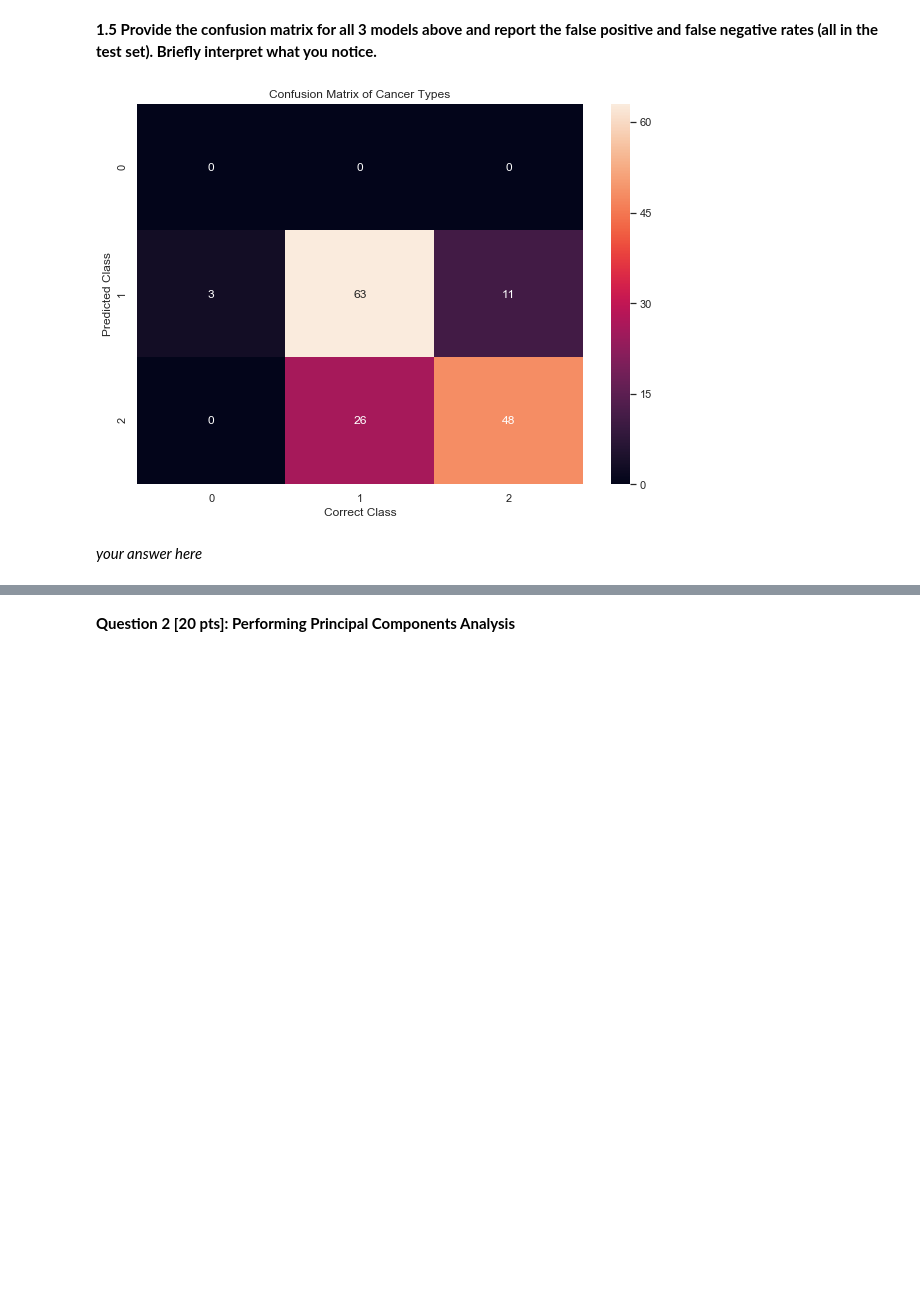
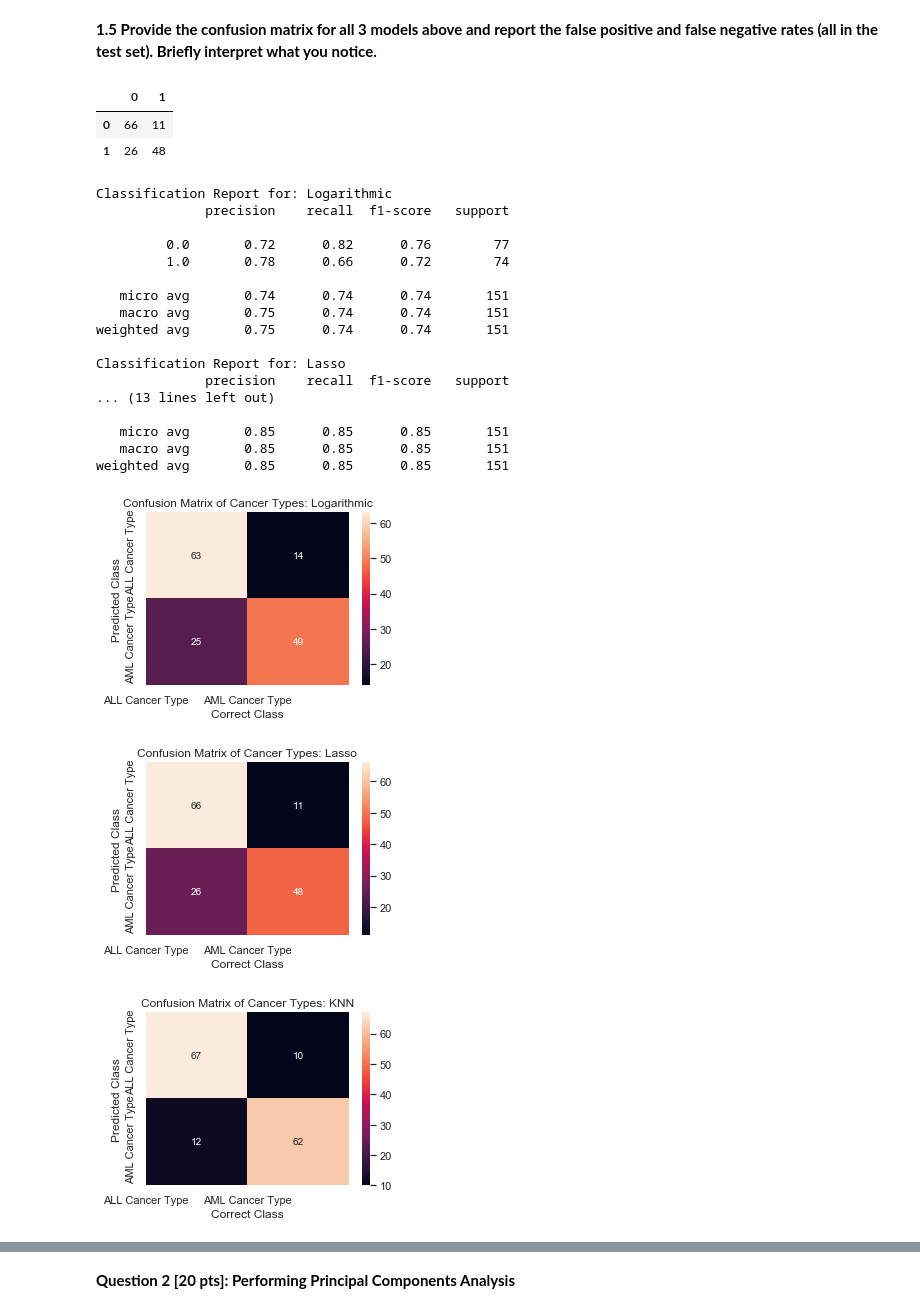
Before and after one commit to jake-w-schneider/CS109a-Group-81-Final-Project, a Jupyter notebook: HW/hw5/hw5.ipynb, the cells around one changed output, grey strips where cells are left out. Drawn from its saved outputs; the diff is of its cells as text; code cells hidden in the pictures; blank space fills up the shorter version.

```diff
--- a/HW/hw5/hw5.ipynb
+++ b/HW/hw5/hw5.ipynb
@@ -182,7 +186,7 @@ df_r2 #k=9 is best
 | 8 | 15 | 0.441722 | 0.567029 |
 | 9 | 25 | 0.334349 | 0.437642 |
 # %%
-knnreg_best = (KNNModels[9].fit(normalized_X_train, y_train))
-y_hat_train_knn = knnreg_best.predict()
+knnreg_best = (KNeighborsRegressor(n_neighbors=9).fit(normalized_X_train, y_train))
+y_hat_test_knn = knnreg_best.predict(normalized_X_test)
 # %% [markdown]
 **1.5 Provide the confusion matrix for all 3 models above and report the false positive and false negative rates (all in the test set).  Briefly interpret what you notice.**
@@ -228,16 +193,51 @@ plt.show()
+# %%
+df_cm
+# %% [output]
+|  | 0 | 1 |
+| 0 | 66 | 11 |
+| 1 | 26 | 48 |
 # %%
-from sklearn.metrics import confusion_matrix
-import seaborn as sn
-array = confusion_matrix(y_test, np.round(y_hat_test_lasso))
-df_cm = pd.DataFrame(array, index = [i for i in '012'],
-                  columns = [i for i in "012"])
-plt.figure(figsize = (10,7))
-plt.title("Confusion Matrix of Cancer Types")
-sn.heatmap(df_cm, annot=True)
-plt.xlabel("Correct Class")
-plt.ylabel("Predicted Class")
-plt.show()
+def create_confusion_matrix(label, y_hat_values, plot_value):
+    array = confusion_matrix(y_test, np.round(y_hat_values))
+    df_cm = pd.DataFrame(array, index = [i for i in '01'],
+                      columns = [i for i in "01"])
+    print("Classification Report for: " + label)
+    print(metrics.classification_report(y_test, np.round(y_hat_values)))
+
+    plt.figure(figsize = (10,7))
+    plt.subplot(2,2,plot_value)
+
+    plt.title("Confusion Matrix of Cancer Types: " + label)
+    sn.heatmap(df_cm, annot=True)
+    plt.xlabel("Correct Class")
+    plt.yticks([0,1],['ALL Cancer Type','AML Cancer Type'])
+    plt.ylabel("Predicted Class")
+    plt.xticks([0,1],['ALL Cancer Type','AML Cancer Type'])
-# %% [output]
-[figure, removed]
-# %% [markdown]
-*your answer here*
+# %%
+labels = ("Logarithmic",'Lasso','KNN')
+y_hat_vals = (y_hat_test_log, y_hat_test_lasso_round, y_hat_test_knn)
+nums = [1,2,3]
+
+for x,y,z in zip(labels, y_hat_vals, nums):
+    create_confusion_matrix(x,y,z)
+# %% [output]
+Classification Report for: Logarithmic
+              precision    recall  f1-score   support
+
+         0.0       0.72      0.82      0.76        77
+         1.0       0.78      0.66      0.72        74
+
+   micro avg       0.74      0.74      0.74       151
+   macro avg       0.75      0.74      0.74       151
+weighted avg       0.75      0.74      0.74       151
+
+Classification Report for: Lasso
+              precision    recall  f1-score   support
+... (13 lines left out)
+
+   micro avg       0.85      0.85      0.85       151
+   macro avg       0.85      0.85      0.85       151
+weighted avg       0.85      0.85      0.85       151
+[figure, added]
+[figure, added]
+[figure, added]
```
Also changed, not shown: parts of 3 cells of this notebook.
